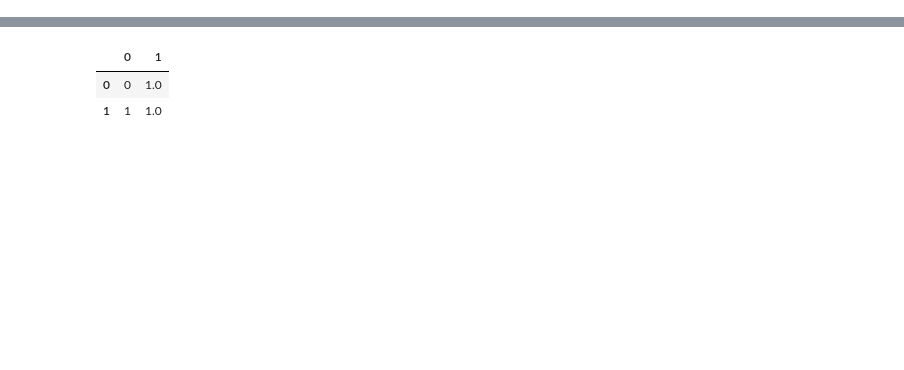
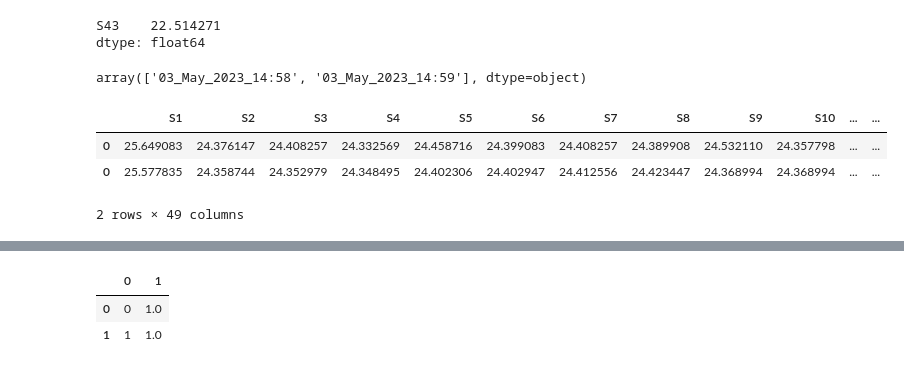
Before and after one commit to rotematari/roboticstau, a Jupyter notebook: new_code/data/test.ipynb, the cells around one changed output, grey strips where cells are left out. Cells and saved outputs as stored; diff of their text form; code cells hidden in the pictures; blank space fills up the shorter version.

```diff
--- a/new_code/data/test.ipynb
+++ b/new_code/data/test.ipynb
@@ -54,0 +36,28 @@ KeyError: "['S2', 'S3', 'S4', 'S5', 'S6', 'S7', 'S8', 'S9', 'S10', 'S11'] not in
+# %%
+df = pd.DataFrame(fmg_df['S43'],dtype=float).T
+# pd.DataFrame(df.mean(numeric_only=False)).T
+df.mean(axis=1 , numeric_only=True)
+# %% [output]
+S43    22.514271
+dtype: float64
+# %%
+time_stamp = fmg_df['sesion_time_stamp'].unique()
+time_stamp
+# %% [output]
+array(['03_May_2023_14:58', '03_May_2023_14:59'], dtype=object)
+# %%
+bias_df = pd.DataFrame()
+df = pd.DataFrame(fmg_df[fmg_df['sesion_time_stamp'] == time_stamp[0]].drop('sesion_time_stamp',axis=1),dtype=float).mean().to_frame().T
+df['sesion_time_stamp'] = time_stamp[0]
+bias_df = pd.concat([bias_df,df],axis= 0,ignore_index=False)
+df2 = pd.DataFrame(fmg_df[fmg_df['sesion_time_stamp'] == time_stamp[1]].drop('sesion_time_stamp',axis=1),dtype=float).mean().to_frame().T
+df2['sesion_time_stamp'] = time_stamp[1]
+
+
+bias_df = pd.concat([bias_df,df2],axis= 0,ignore_index=False)
+bias_df
+# %% [output]
+|  | S1 | S2 | S3 | S4 | S5 | S6 | S7 | S8 | S9 | S10 | ... | ... |
+| 0 | 25.649083 | 24.376147 | 24.408257 | 24.332569 | 24.458716 | 24.399083 | 24.408257 | 24.389908 | 24.532110 | 24.357798 | ... | ... |
+| 0 | 25.577835 | 24.358744 | 24.352979 | 24.348495 | 24.402306 | 24.402947 | 24.412556 | 24.423447 | 24.368994 | 24.368994 | ... | ... |
+2 rows × 49 columns
```
Also changed, not shown: parts of 23 cells of this notebook, 10 other files.
